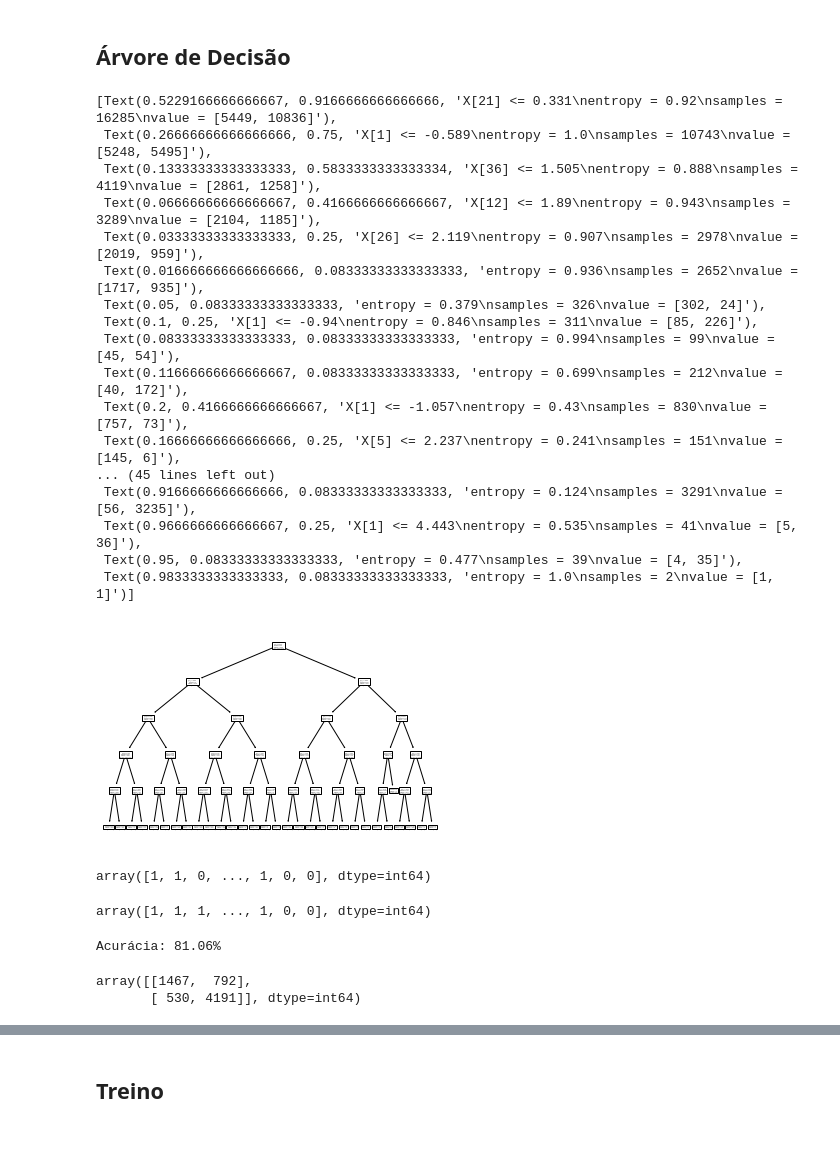
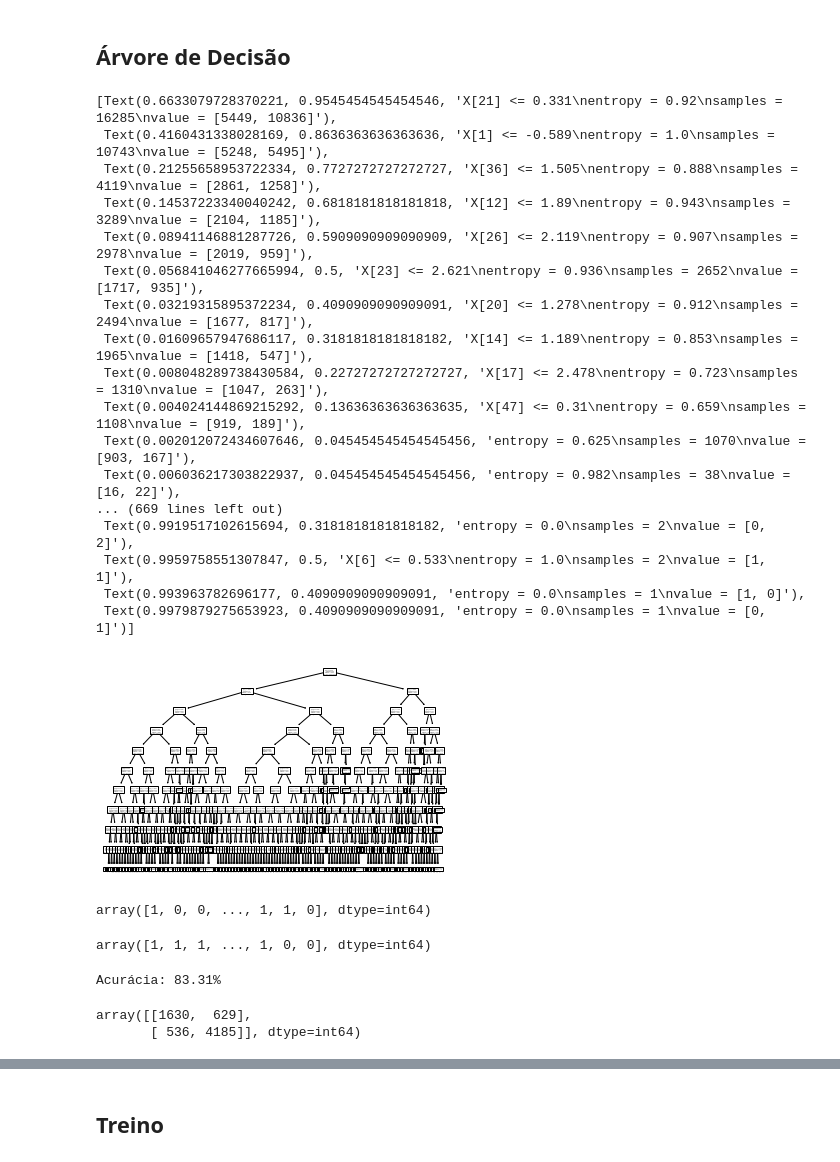
Before and after one commit to mihmilicio/data-science, a Jupyter notebook: supervisionado/arvores_decisao.ipynb, the cells around one changed output, grey strips where cells are left out. Drawn from its saved outputs; the diff is of its cells as text; code cells hidden in the pictures.

```diff
--- a/supervisionado/arvores_decisao.ipynb
+++ b/supervisionado/arvores_decisao.ipynb
@@ -123,35 +123,35 @@ y_teste.shape
 # %%
 from sklearn.tree import DecisionTreeClassifier
 from sklearn import tree
 
-arvore = DecisionTreeClassifier(criterion='entropy', random_state = 0, max_depth=5)
+arvore = DecisionTreeClassifier(criterion='entropy', random_state = 0, max_depth=10)
 _arvore = arvore.fit(x_treino, y_treino)
 
 tree.plot_tree(_arvore)
 # %% [output]
-[Text(0.5229166666666667, 0.9166666666666666, 'X[21] <= 0.331\nentropy = 0.92\nsamples = 16285\nvalue = [5449, 10836]'),
- Text(0.26666666666666666, 0.75, 'X[1] <= -0.589\nentropy = 1.0\nsamples = 10743\nvalue = [5248, 5495]'),
- Text(0.13333333333333333, 0.5833333333333334, 'X[36] <= 1.505\nentropy = 0.888\nsamples = 4119\nvalue = [2861, 1258]'),
- Text(0.06666666666666667, 0.4166666666666667, 'X[12] <= 1.89\nentropy = 0.943\nsamples = 3289\nvalue = [2104, 1185]'),
- Text(0.03333333333333333, 0.25, 'X[26] <= 2.119\nentropy = 0.907\nsamples = 2978\nvalue = [2019, 959]'),
- Text(0.016666666666666666, 0.08333333333333333, 'entropy = 0.936\nsamples = 2652\nvalue = [1717, 935]'),
- Text(0.05, 0.08333333333333333, 'entropy = 0.379\nsamples = 326\nvalue = [302, 24]'),
- Text(0.1, 0.25, 'X[1] <= -0.94\nentropy = 0.846\nsamples = 311\nvalue = [85, 226]'),
- Text(0.08333333333333333, 0.08333333333333333, 'entropy = 0.994\nsamples = 99\nvalue = [45, 54]'),
- Text(0.11666666666666667, 0.08333333333333333, 'entropy = 0.699\nsamples = 212\nvalue = [40, 172]'),
- Text(0.2, 0.4166666666666667, 'X[1] <= -1.057\nentropy = 0.43\nsamples = 830\nvalue = [757, 73]'),
- Text(0.16666666666666666, 0.25, 'X[5] <= 2.237\nentropy = 0.241\nsamples = 151\nvalue = [145, 6]'),
-... (45 lines left out)
- Text(0.9166666666666666, 0.08333333333333333, 'entropy = 0.124\nsamples = 3291\nvalue = [56, 3235]'),
- Text(0.9666666666666667, 0.25, 'X[1] <= 4.443\nentropy = 0.535\nsamples = 41\nvalue = [5, 36]'),
- Text(0.95, 0.08333333333333333, 'entropy = 0.477\nsamples = 39\nvalue = [4, 35]'),
- Text(0.9833333333333333, 0.08333333333333333, 'entropy = 1.0\nsamples = 2\nvalue = [1, 1]')]
+[Text(0.6633079728370221, 0.9545454545454546, 'X[21] <= 0.331\nentropy = 0.92\nsamples = 16285\nvalue = [5449, 10836]'),
+ Text(0.4160431338028169, 0.8636363636363636, 'X[1] <= -0.589\nentropy = 1.0\nsamples = 10743\nvalue = [5248, 5495]'),
+ Text(0.21255658953722334, 0.7727272727272727, 'X[36] <= 1.505\nentropy = 0.888\nsamples = 4119\nvalue = [2861, 1258]'),
+ Text(0.14537223340040242, 0.6818181818181818, 'X[12] <= 1.89\nentropy = 0.943\nsamples = 3289\nvalue = [2104, 1185]'),
+ Text(0.08941146881287726, 0.5909090909090909, 'X[26] <= 2.119\nentropy = 0.907\nsamples = 2978\nvalue = [2019, 959]'),
+ Text(0.056841046277665994, 0.5, 'X[23] <= 2.621\nentropy = 0.936\nsamples = 2652\nvalue = [1717, 935]'),
+ Text(0.03219315895372234, 0.4090909090909091, 'X[20] <= 1.278\nentropy = 0.912\nsamples = 2494\nvalue = [1677, 817]'),
+ Text(0.01609657947686117, 0.3181818181818182, 'X[14] <= 1.189\nentropy = 0.853\nsamples = 1965\nvalue = [1418, 547]'),
+ Text(0.008048289738430584, 0.22727272727272727, 'X[17] <= 2.478\nentropy = 0.723\nsamples = 1310\nvalue = [1047, 263]'),
+ Text(0.004024144869215292, 0.13636363636363635, 'X[47] <= 0.31\nentropy = 0.659\nsamples = 1108\nvalue = [919, 189]'),
+ Text(0.002012072434607646, 0.045454545454545456, 'entropy = 0.625\nsamples = 1070\nvalue = [903, 167]'),
+ Text(0.006036217303822937, 0.045454545454545456, 'entropy = 0.982\nsamples = 38\nvalue = [16, 22]'),
+... (669 lines left out)
+ Text(0.9919517102615694, 0.3181818181818182, 'entropy = 0.0\nsamples = 2\nvalue = [0, 2]'),
+ Text(0.9959758551307847, 0.5, 'X[6] <= 0.533\nentropy = 1.0\nsamples = 2\nvalue = [1, 1]'),
+ Text(0.993963782696177, 0.4090909090909091, 'entropy = 0.0\nsamples = 1\nvalue = [1, 0]'),
+ Text(0.9979879275653923, 0.4090909090909091, 'entropy = 0.0\nsamples = 1\nvalue = [0, 1]')]
-[figure, old version]
+[figure, new version]
 # %%
 previsoes_arvore = arvore.predict(x_teste)
 previsoes_arvore
 # %% [output]
-array([1, 1, 0, ..., 1, 0, 0], dtype=int64)
+array([1, 0, 0, ..., 1, 1, 0], dtype=int64)
 # %%
 y_teste
 # %% [output]
@@ -161,12 +161,12 @@ from sklearn.metrics import accuracy_score, confusion_matrix, classification_rep
 # %%
 print("Acurácia: %.2f%%" % (accuracy_score(y_teste, previsoes_arvore) * 100.0))
 # %% [output]
-Acurácia: 81.06%
+Acurácia: 83.31%
 # %%
 confusion_matrix(y_teste, previsoes_arvore)
 # %% [output]
-array([[1467,  792],
-       [ 530, 4191]], dtype=int64)
+array([[1630,  629],
+       [ 536, 4185]], dtype=int64)
 # %%
 print(classification_report(y_teste, previsoes_arvore))
 # %% [output]
```
Also changed, not shown: parts of 7 cells of this notebook, 1 other file.
